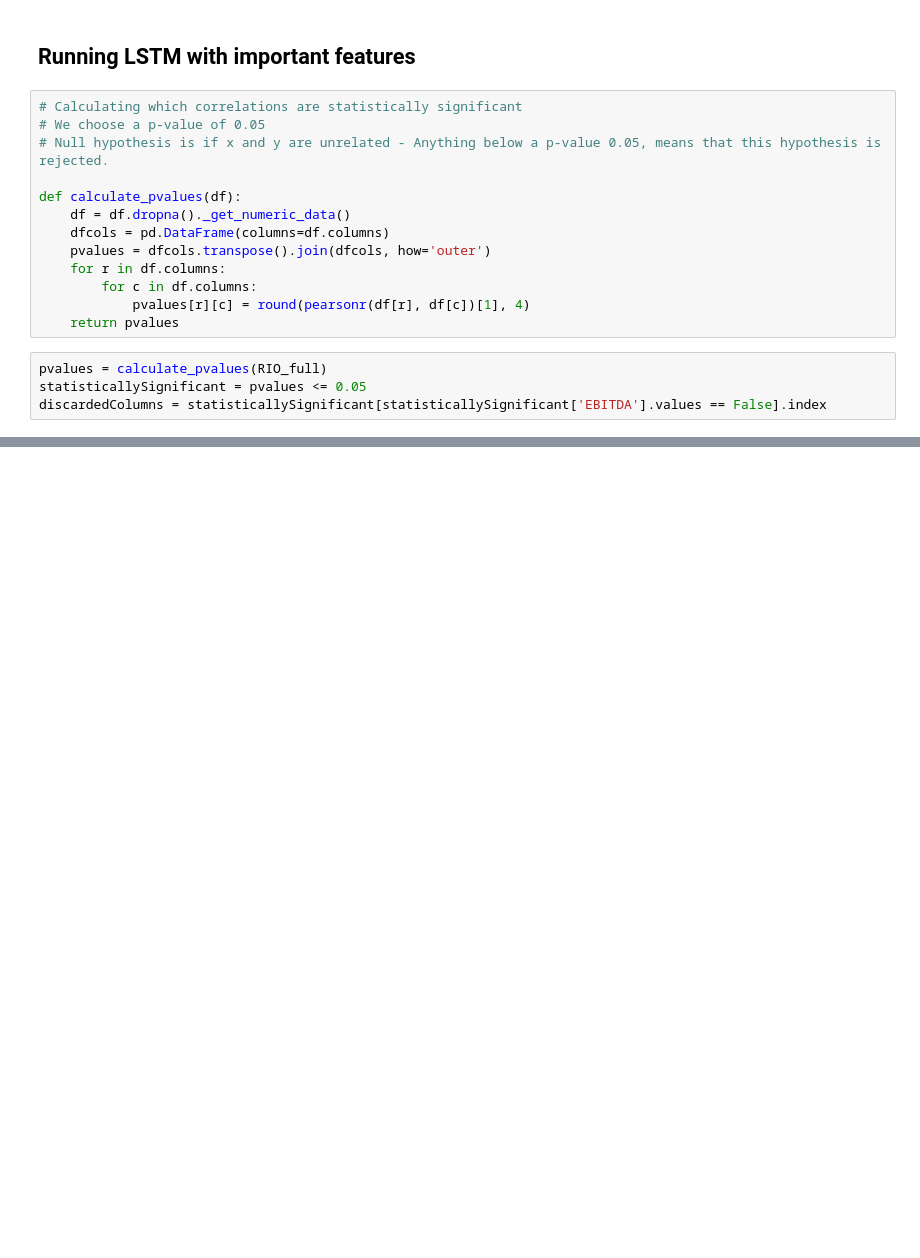
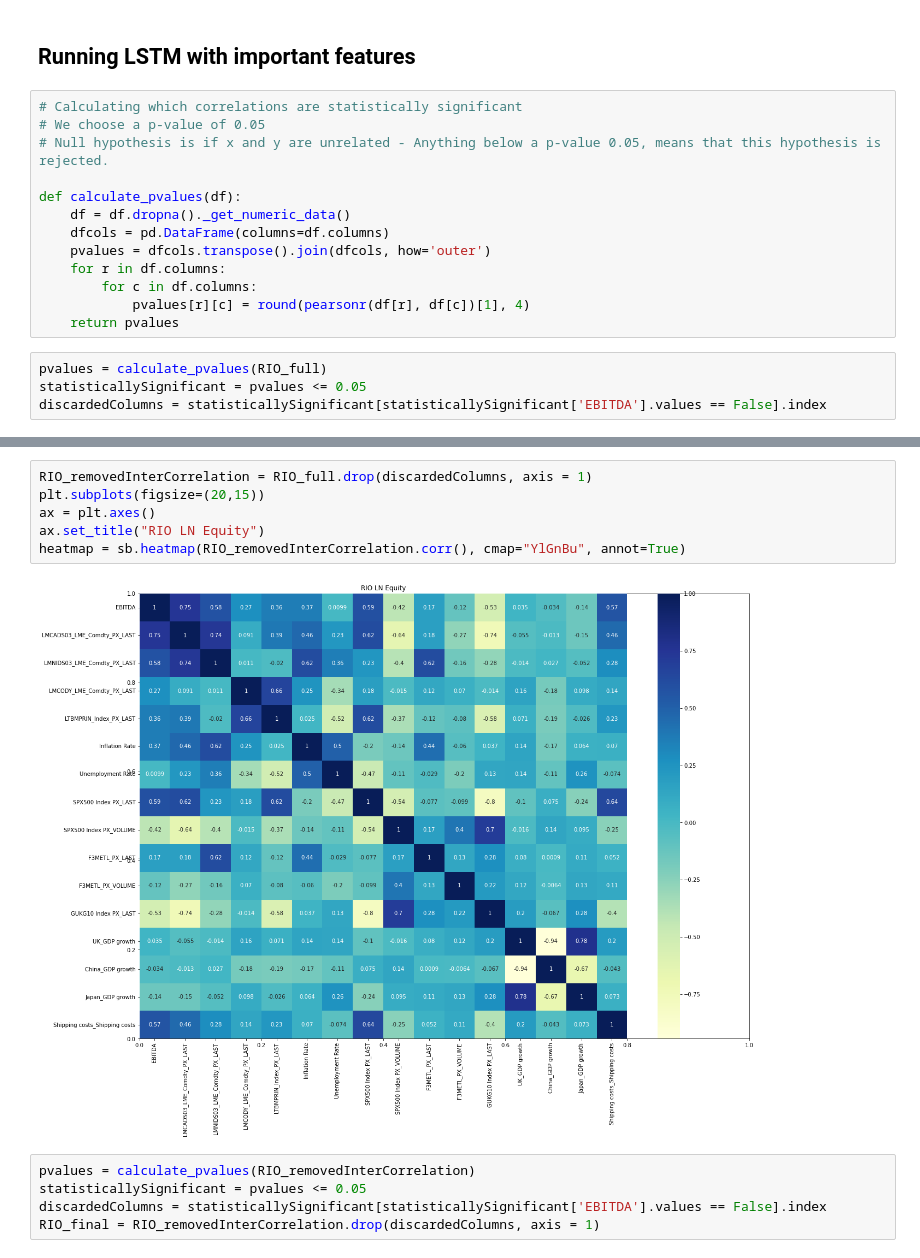
Before and after one commit to ADSMining/Mining, a Jupyter notebook: Notebooks/Modelling_notebooks/LSTM.ipynb, the cells around one changed output, grey strips where cells are left out. Saved outputs shown, nothing was run; the diff lists cells and outputs as text; blank space fills up the shorter version.

```diff
--- a/Notebooks/Modelling_notebooks/LSTM.ipynb
+++ b/Notebooks/Modelling_notebooks/LSTM.ipynb
@@ -515,0 +539,13 @@ plt.show()
+# %%
+RIO_removedInterCorrelation = RIO_full.drop(discardedColumns, axis = 1)
+plt.subplots(figsize=(20,15))
+ax = plt.axes()
+ax.set_title("RIO LN Equity")
+heatmap = sb.heatmap(RIO_removedInterCorrelation.corr(), cmap="YlGnBu", annot=True)
+# %% [output]
+[figure, added]
+# %%
+pvalues = calculate_pvalues(RIO_removedInterCorrelation)
+statisticallySignificant = pvalues <= 0.05
+discardedColumns = statisticallySignificant[statisticallySignificant['EBITDA'].values == False].index
+RIO_final = RIO_removedInterCorrelation.drop(discardedColumns, axis = 1)
```
Also changed, not shown: parts of 13 cells of this notebook.
